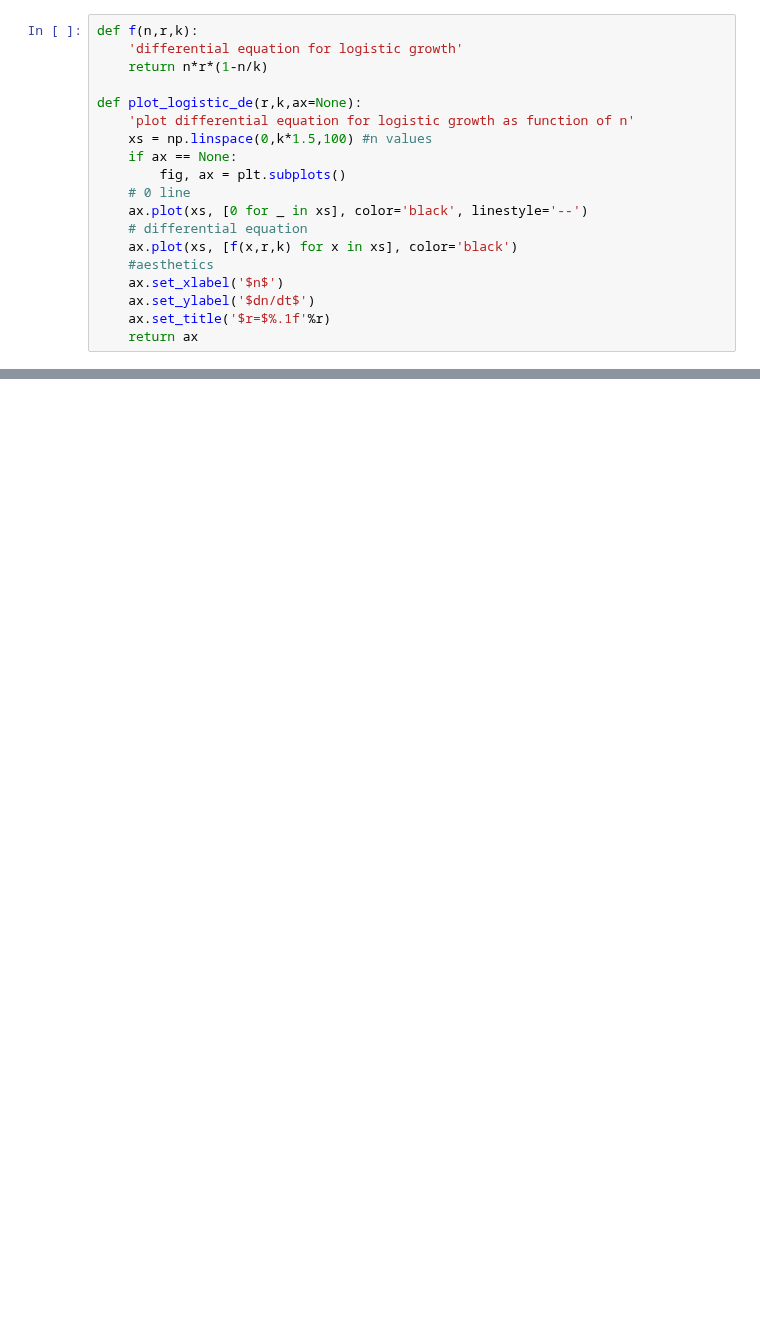
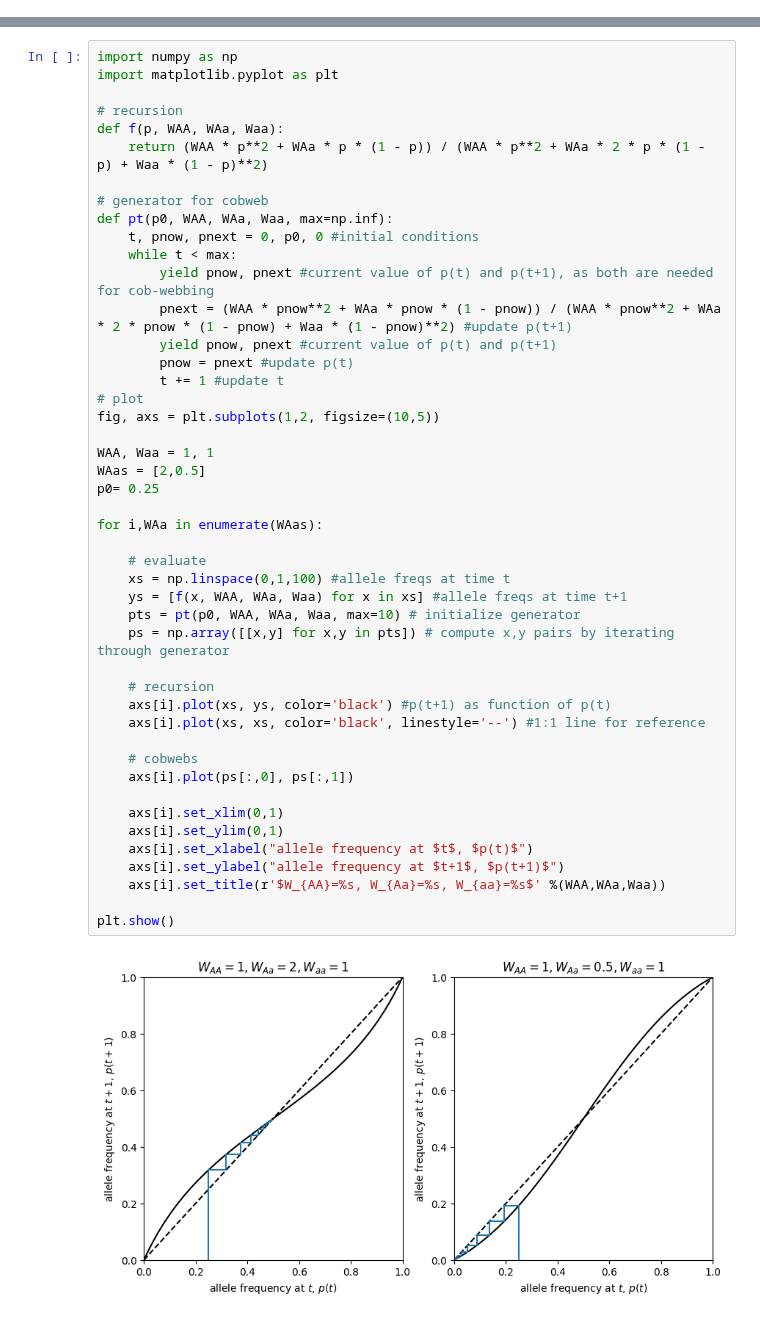
Before and after one commit to osmond-lab/eeb314, a Jupyter notebook: notebooks/lectures/lecture-04.ipynb, the cells around one changed output, grey strips where cells are left out. Cells and saved outputs as stored; diff of their text form; blank space fills up the shorter version.

```diff
--- a/notebooks/lectures/lecture-04.ipynb
+++ b/notebooks/lectures/lecture-04.ipynb
@@ -213,19 +88,0 @@ This implies that $r>0$ causes local stability of $\hat{n}=K$. We can check this
-# %%
-def f(n,r,k):
-    'differential equation for logistic growth'
-    return n*r*(1-n/k)
-
-def plot_logistic_de(r,k,ax=None):
-    'plot differential equation for logistic growth as function of n'
-    xs = np.linspace(0,k*1.5,100) #n values
-    if ax == None:
-        fig, ax = plt.subplots()
-    # 0 line
-    ax.plot(xs, [0 for _ in xs], color='black', linestyle='--')
-    # differential equation
-    ax.plot(xs, [f(x,r,k) for x in xs], color='black')
-    #aesthetics
-    ax.set_xlabel('$n$')
-    ax.set_ylabel('$dn/dt$')
-    ax.set_title('$r=$%.1f'%r)
-    return ax
@@ -353,0 +115,48 @@ plt.show()
+# %%
+import numpy as np
+import matplotlib.pyplot as plt
+
+# recursion
+def f(p, WAA, WAa, Waa):
+    return (WAA * p**2 + WAa * p * (1 - p)) / (WAA * p**2 + WAa * 2 * p * (1 - p) + Waa * (1 - p)**2)
+
+# generator for cobweb
+def pt(p0, WAA, WAa, Waa, max=np.inf):
+    t, pnow, pnext = 0, p0, 0 #initial conditions
+    while t < max:
+        yield pnow, pnext #current value of p(t) and p(t+1), as both are needed for cob-webbing
+        pnext = (WAA * pnow**2 + WAa * pnow * (1 - pnow)) / (WAA * pnow**2 + WAa * 2 * pnow * (1 - pnow) + Waa * (1 - pnow)**2) #update p(t+1)
+        yield pnow, pnext #current value of p(t) and p(t+1)
+        pnow = pnext #update p(t)
+        t += 1 #update t
+# plot
+fig, axs = plt.subplots(1,2, figsize=(10,5))
+
+WAA, Waa = 1, 1
+WAas = [2,0.5]
+p0= 0.25
+
+for i,WAa in enumerate(WAas):
+
+    # evaluate
+    xs = np.linspace(0,1,100) #allele freqs at time t
+    ys = [f(x, WAA, WAa, Waa) for x in xs] #allele freqs at time t+1
+    pts = pt(p0, WAA, WAa, Waa, max=10) # initialize generator
+    ps = np.array([[x,y] for x,y in pts]) # compute x,y pairs by iterating through generator
+
+    # recursion
+    axs[i].plot(xs, ys, color='black') #p(t+1) as function of p(t)
+    axs[i].plot(xs, xs, color='black', linestyle='--') #1:1 line for reference
+
+    # cobwebs
+    axs[i].plot(ps[:,0], ps[:,1])
+
+    axs[i].set_xlim(0,1)
+    axs[i].set_ylim(0,1)
+    axs[i].set_xlabel("allele frequency at $t$, $p(t)$")
+    axs[i].set_ylabel("allele frequency at $t+1$, $p(t+1)$")
+    axs[i].set_title(r'$W_{AA}=%s, W_{Aa}=%s, W_{aa}=%s$' %(WAA,WAa,Waa))
+
+plt.show()
+# %% [output]
+[figure, added]
```
Also changed, not shown: parts of 19 cells of this notebook, 6 other files.
